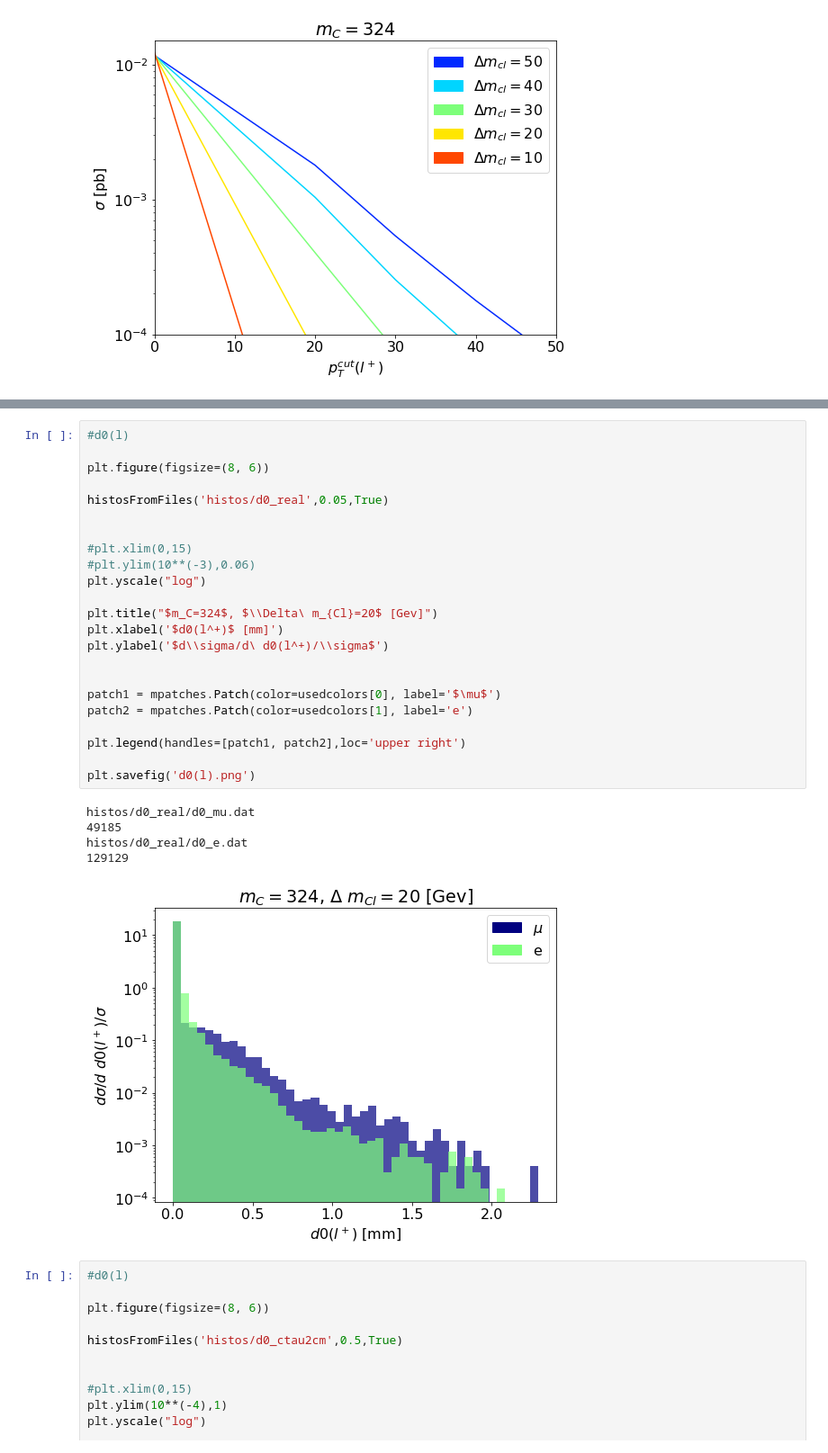
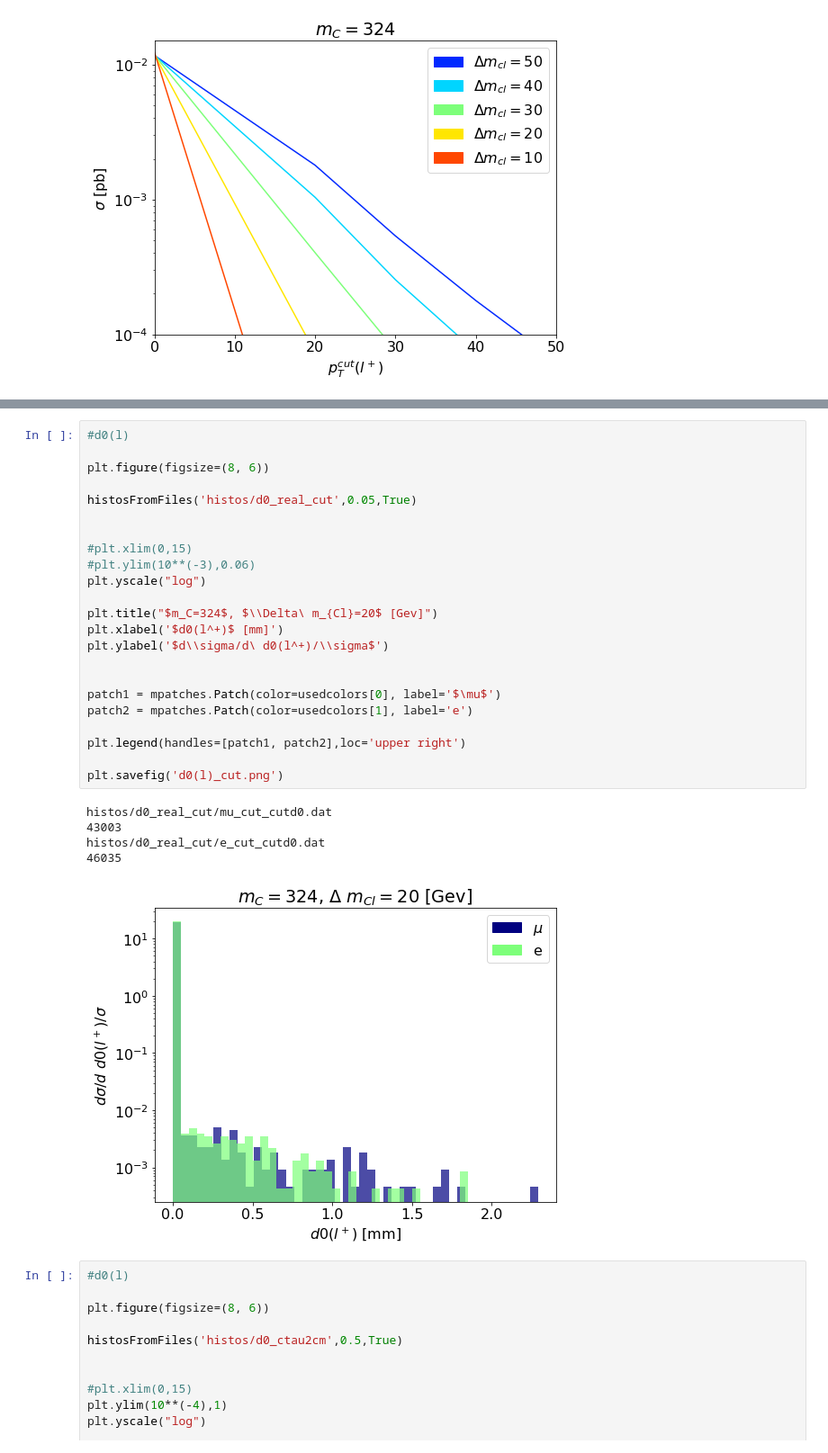
Before and after one commit to anasthesia/SoftLLP, a Jupyter notebook: kinematics/plot_histos.ipynb, the cells around one changed output, grey strips where cells are left out. Shown at 90% size. Cells and saved outputs as stored; diff of their text form.

```diff
--- a/kinematics/plot_histos.ipynb
+++ b/kinematics/plot_histos.ipynb
@@ -179,32 +241,32 @@ histos/pT_mCfixed_mlvaries/pTl_rr5.00e-08_mS3.14e+02_mT3.24e+02.dat
 # %%
 #d0(l)
 
 plt.figure(figsize=(8, 6))
 
-histosFromFiles('histos/d0_real',0.05,True)
+histosFromFiles('histos/d0_real_cut',0.05,True)
 
 
 #plt.xlim(0,15)
 #plt.ylim(10**(-3),0.06)
 plt.yscale("log")
 
 plt.title("$m_C=324$, $\\Delta\ m_{Cl}=20$ [Gev]")
 plt.xlabel('$d0(l^+)$ [mm]')
 plt.ylabel('$d\\sigma/d\ d0(l^+)/\\sigma$')
 
 
 patch1 = mpatches.Patch(color=usedcolors[0], label='$\mu$')
 patch2 = mpatches.Patch(color=usedcolors[1], label='e')
 
 plt.legend(handles=[patch1, patch2],loc='upper right')
 
-plt.savefig('d0(l).png')
+plt.savefig('d0(l)_cut.png')
 # %% [output]
-histos/d0_real/d0_mu.dat
-49185
-histos/d0_real/d0_e.dat
-129129
+histos/d0_real_cut/mu_cut_cutd0.dat
+43003
+histos/d0_real_cut/e_cut_cutd0.dat
+46035
-[figure, old version]
+[figure, new version]
 # %%
 #d0(l)
 
```
Also changed, not shown: parts of 6 cells of this notebook, 2 other files.
